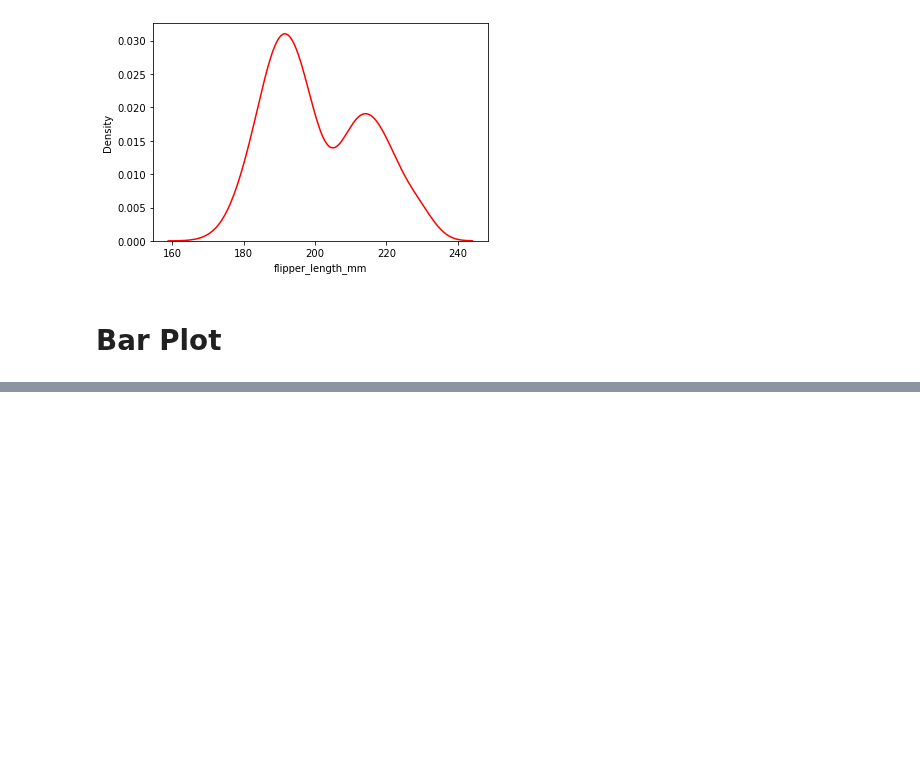
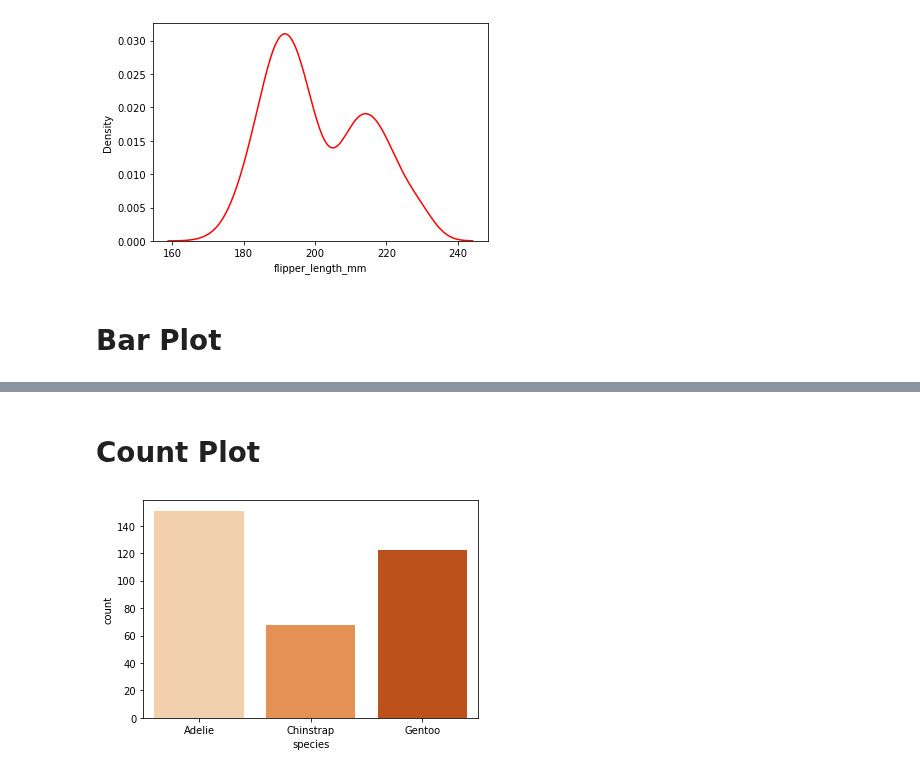
Before and after one commit to moesteelo/Exploratory-Data-Analysis, a Jupyter notebook: Exploratory Data Visualization .ipynb, the cells around one changed output, grey strips where cells are left out. Drawn from its saved outputs; the diff is of its cells as text; code cells hidden in the pictures; blank space fills up the shorter version.

```diff
--- a/Exploratory Data Visualization .ipynb
+++ b/Exploratory Data Visualization .ipynb
@@ -159,0 +179,8 @@ plt.show()
+# %% [markdown]
+# Count Plot
+# %%
+# Count Plot
+sns.countplot('species', data=penguins_size, palette ="Oranges")
+plt.show()
+# %% [output]
+[figure, added]
```
Also changed, not shown: parts of 5 cells of this notebook.
